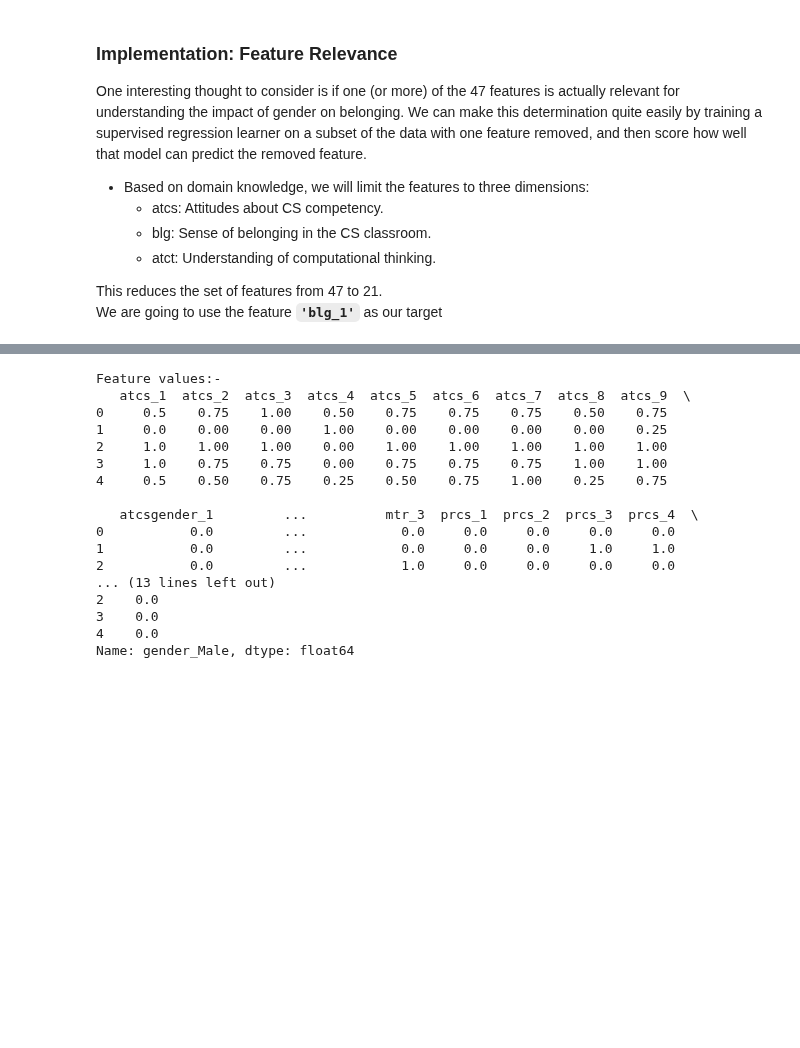
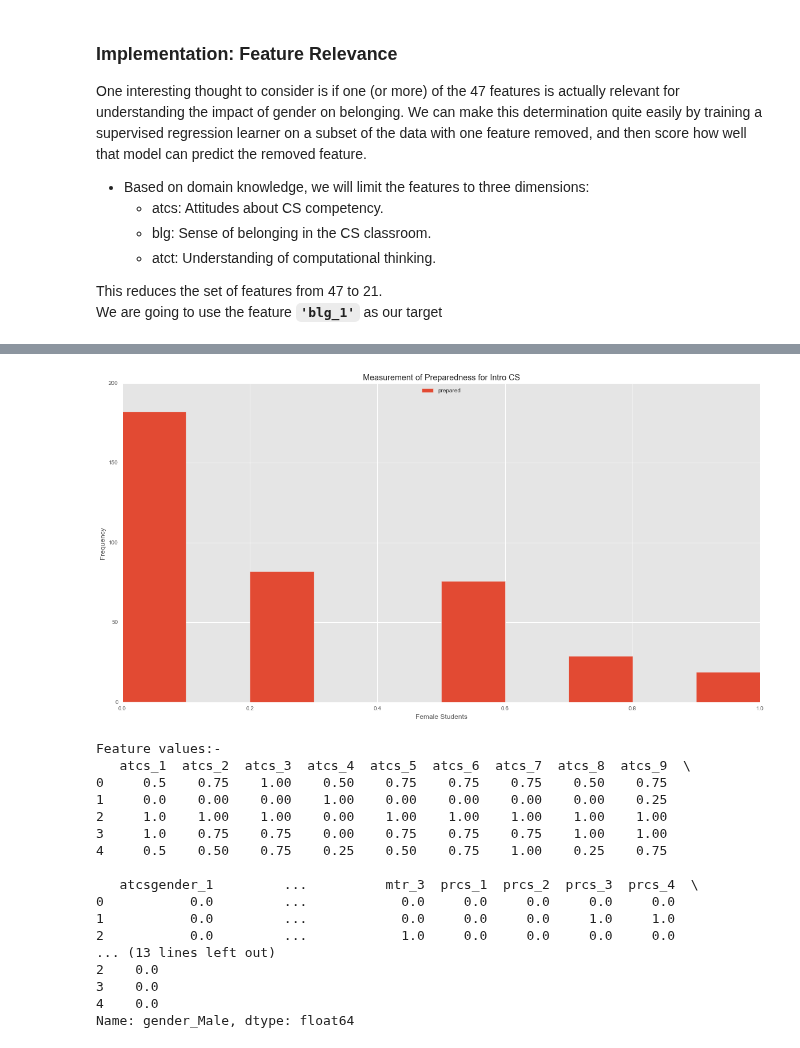
Before and after one commit to omoju/IntroCSExperiencePrediction, a Jupyter notebook: genderedCSExperience.ipynb, the cells around one changed output, grey strips where cells are left out. Drawn from its saved outputs; the diff is of its cells as text; code cells hidden in the pictures; blank space fills up the shorter version.

```diff
--- a/genderedCSExperience.ipynb
+++ b/genderedCSExperience.ipynb
@@ -191,3 +195,13 @@ Index([u'atcs_1', u'atcs_2', u'atcs_3', u'atcs_4', u'atcs_5', u'atcs_6',
+# %%
+pre_females = dataset.query('gender_Female == 1')
+pre_females = pre_females[['prepared']]
+pre_females.plot.hist();
+
+_= pyplt.xlabel('Female Students')
+_= pyplt.title('Measurement of Preparedness for Intro CS')
+_= pyplt.legend(loc='upper center', shadow=True, fontsize='medium')
+# %% [output]
+[figure, added]
 # %%
 # Extract feature (X) and target (y) columns
 
```
Also changed, not shown: parts of 12 cells of this notebook.
